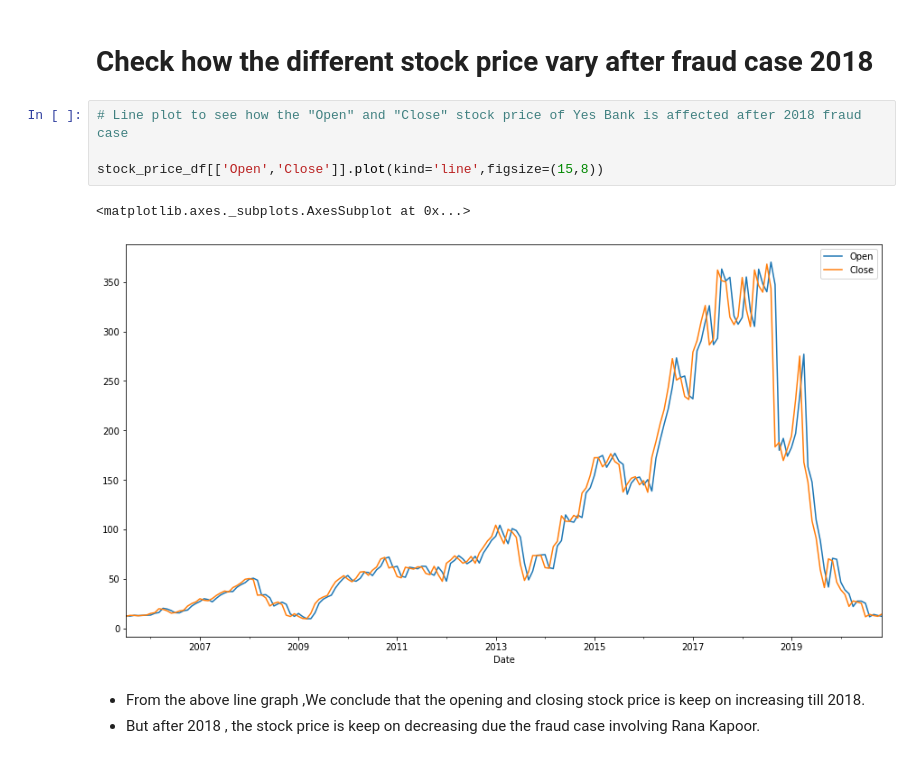
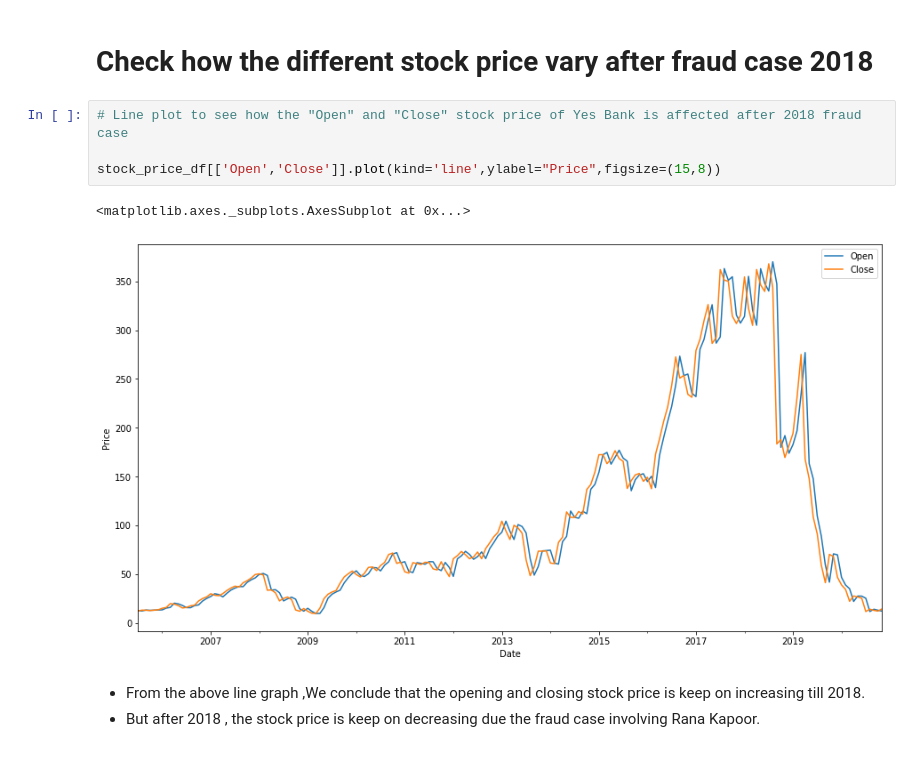
Before and after one commit to meena25091992/Yes_Bank_Stock_Closing_Price_Prediction, a Jupyter notebook: Individual_Notebook_Yes_Bank_Closing_Stock_Price_Prediction.ipynb, the cells around one changed output. Saved outputs shown, nothing was run; the diff lists cells and outputs as text.

```diff
--- a/Individual_Notebook_Yes_Bank_Closing_Stock_Price_Prediction.ipynb
+++ b/Individual_Notebook_Yes_Bank_Closing_Stock_Price_Prediction.ipynb
@@ -326,10 +326,10 @@ plt.show()
 # %%
 # Line plot to see how the "Open" and "Close" stock price of Yes Bank is affected after 2018 fraud case
 
-stock_price_df[['Open','Close']].plot(kind='line',figsize=(15,8))
+stock_price_df[['Open','Close']].plot(kind='line',ylabel="Price",figsize=(15,8))
 # %% [output]
 <matplotlib.axes._subplots.AxesSubplot at 0x...>
-[figure, old version]
+[figure, new version]
 # %% [markdown]
 * From the above line graph ,We conclude that the opening and closing stock price is keep on increasing till 2018.
 * But after 2018 , the stock price is keep on decreasing due the fraud case involving Rana Kapoor.
```
Also changed, not shown: parts of 8 cells of this notebook.
